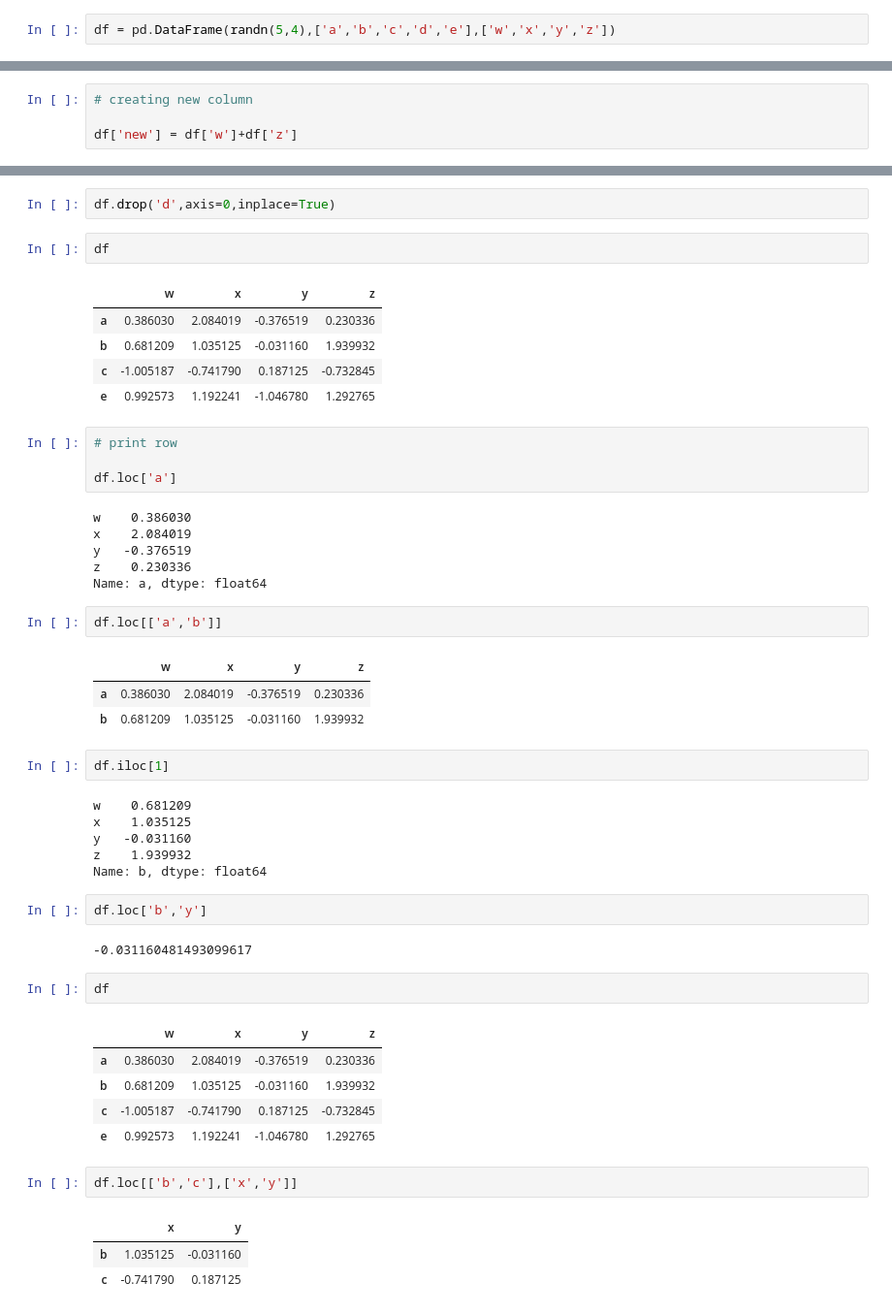
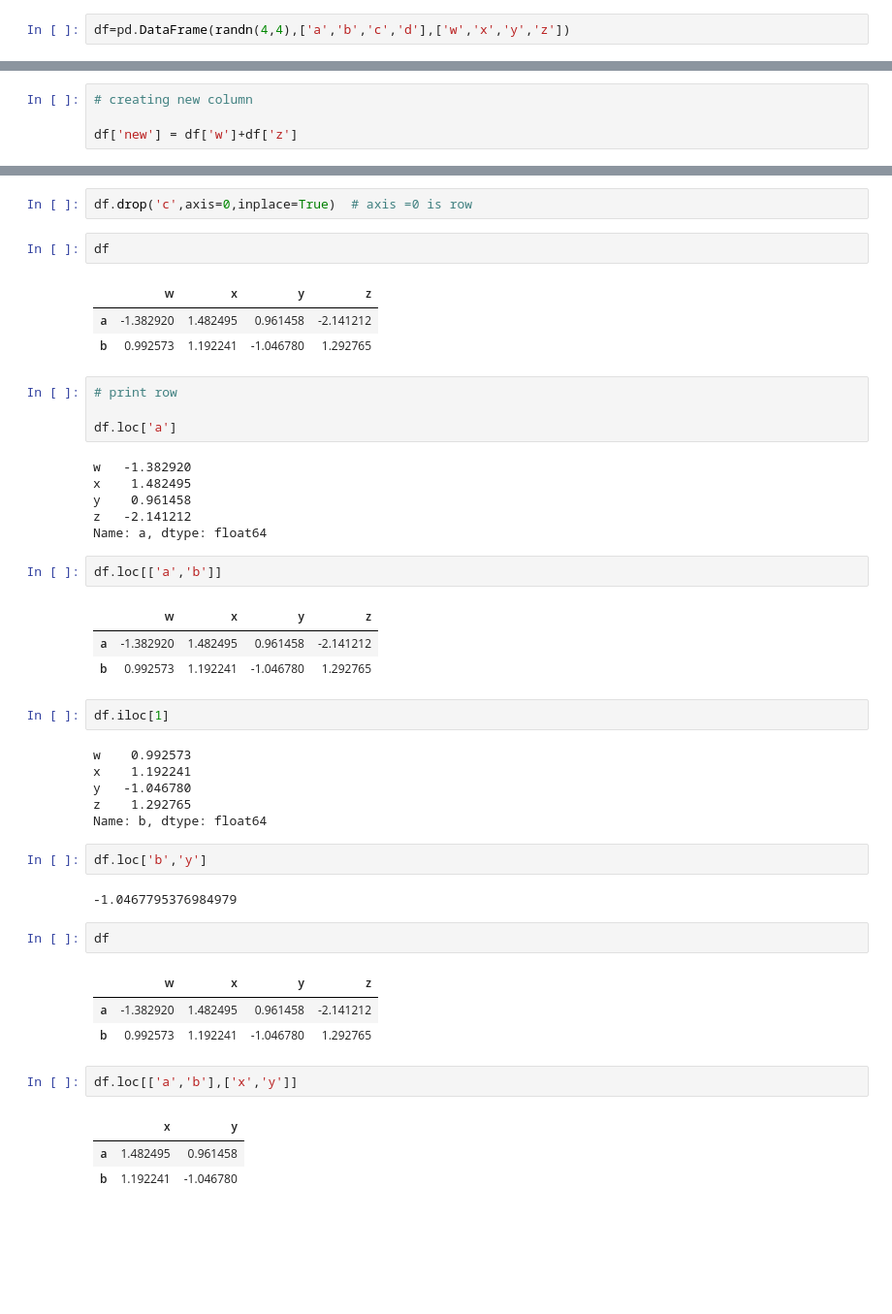
Before and after one commit to AshikurIST/Data-Science-basic, a Jupyter notebook: Python - Pandas.ipynb, the cells around one changed output, grey strips where cells are left out. Shown: that part at 97% size. Cells and saved outputs as stored; diff of their text form; blank space fills up the shorter version.

```diff
--- a/Python - Pandas.ipynb
+++ b/Python - Pandas.ipynb
@@ -136,7 +140,7 @@ from numpy.random import randn
 # %%
 np.random.seed(101)
 # %%
-df = pd.DataFrame(randn(5,4),['a','b','c','d','e'],['w','x','y','z'])
+df=pd.DataFrame(randn(4,4),['a','b','c','d'],['w','x','y','z'])
 # %%
 df
 # %% [output]
@@ -202,52 +199,48 @@ df
 # %%
-df.drop('d',axis=0,inplace=True)
+df.drop('c',axis=0,inplace=True)  # axis =0 is row
 # %%
 df
 # %% [output]
 |  | w | x | y | z |
-| a | 0.386030 | 2.084019 | -0.376519 | 0.230336 |
-| b | 0.681209 | 1.035125 | -0.031160 | 1.939932 |
-| c | -1.005187 | -0.741790 | 0.187125 | -0.732845 |
-| e | 0.992573 | 1.192241 | -1.046780 | 1.292765 |
+| a | -1.382920 | 1.482495 | 0.961458 | -2.141212 |
+| b | 0.992573 | 1.192241 | -1.046780 | 1.292765 |
 # %%
 # print row
 
 df.loc['a']
 # %% [output]
-w    0.386030
-x    2.084019
-y   -0.376519
-z    0.230336
+w   -1.382920
+x    1.482495
+y    0.961458
+z   -2.141212
 Name: a, dtype: float64
 # %%
 df.loc[['a','b']]
 # %% [output]
 |  | w | x | y | z |
-| a | 0.386030 | 2.084019 | -0.376519 | 0.230336 |
-| b | 0.681209 | 1.035125 | -0.031160 | 1.939932 |
+| a | -1.382920 | 1.482495 | 0.961458 | -2.141212 |
+| b | 0.992573 | 1.192241 | -1.046780 | 1.292765 |
 # %%
 df.iloc[1]
 # %% [output]
-w    0.681209
-x    1.035125
-y   -0.031160
-z    1.939932
+w    0.992573
+x    1.192241
+y   -1.046780
+z    1.292765
 Name: b, dtype: float64
 # %%
 df.loc['b','y']
 # %% [output]
--0.031160481493099617
+-1.0467795376984979
 # %%
 df
 # %% [output]
 |  | w | x | y | z |
-| a | 0.386030 | 2.084019 | -0.376519 | 0.230336 |
-| b | 0.681209 | 1.035125 | -0.031160 | 1.939932 |
-| c | -1.005187 | -0.741790 | 0.187125 | -0.732845 |
-| e | 0.992573 | 1.192241 | -1.046780 | 1.292765 |
+| a | -1.382920 | 1.482495 | 0.961458 | -2.141212 |
+| b | 0.992573 | 1.192241 | -1.046780 | 1.292765 |
 # %%
-df.loc[['b','c'],['x','y']]
+df.loc[['a','b'],['x','y']]
 # %% [output]
 |  | x | y |
-| b | 1.035125 | -0.031160 |
-| c | -0.741790 | 0.187125 |
+| a | 1.482495 | 0.961458 |
+| b | 1.192241 | -1.046780 |
```
Also changed, not shown: parts of 26 cells of this notebook.
